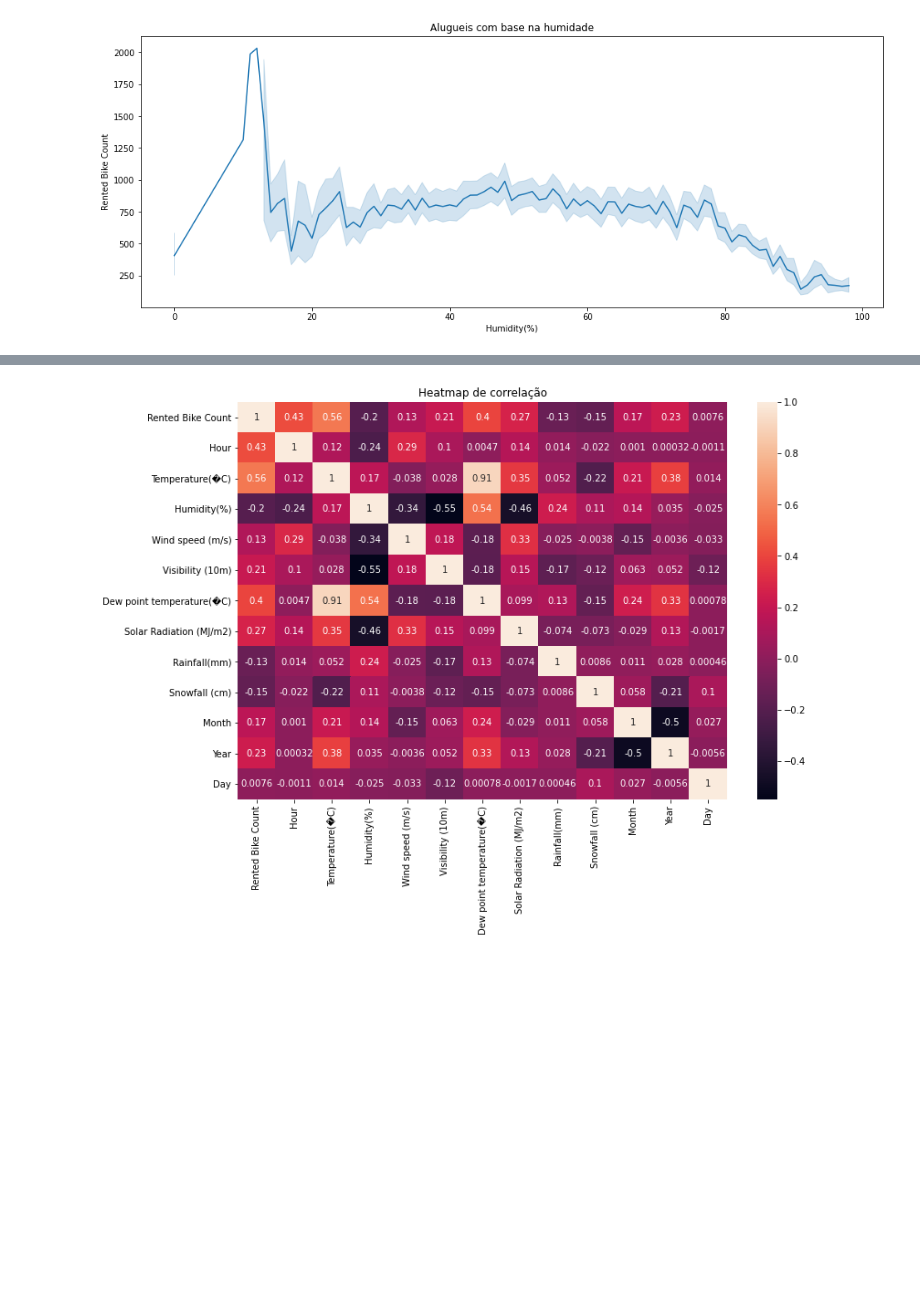
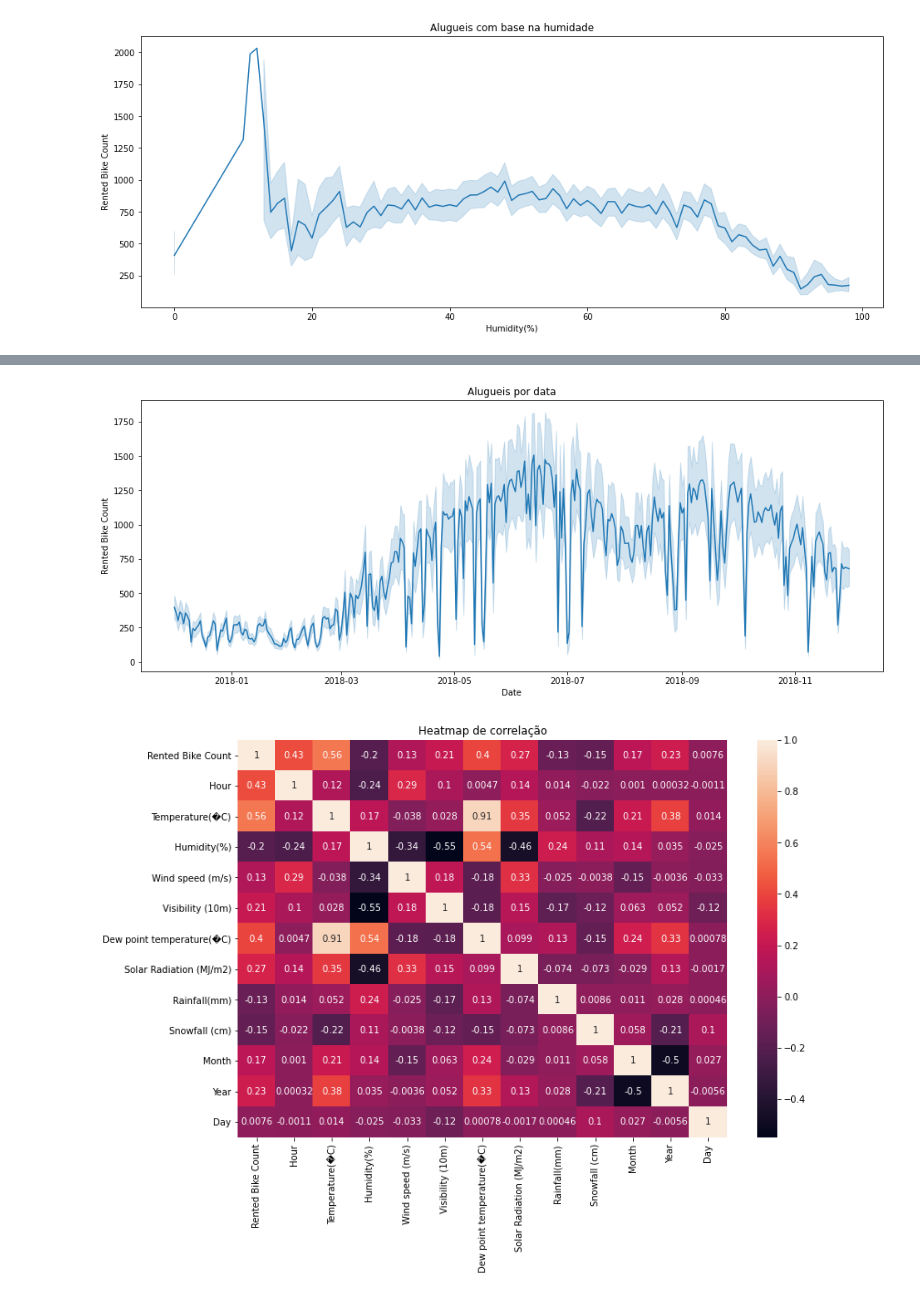
Before and after one commit to AlvaroAt19/Homi_dos_dados, a Jupyter notebook: SeoulBike/SeoulBike.ipynb, the cells around one changed output, grey strips where cells are left out. Saved outputs shown, nothing was run; the diff lists cells and outputs as text; code cells hidden in the pictures; blank space fills up the shorter version.

```diff
--- a/SeoulBike/SeoulBike.ipynb
+++ b/SeoulBike/SeoulBike.ipynb
@@ -172,3 +172,10 @@ sns.lineplot(y=data['Rented Bike Count'],x=data['Month'], markers='OO');
+# %%
+plt.figure(figsize=(16,6))
+plt.title('Alugueis por data')
+ax = plt.gca()
+sns.lineplot(y=data['Rented Bike Count'],x=data['Date'], markers='OO');
+# %% [output]
+[figure, added]
 # %%
 plt.figure(figsize=(12, 8))
 plt.title('Heatmap de correlação')
```
Also changed, not shown: parts of 36 cells of this notebook.
